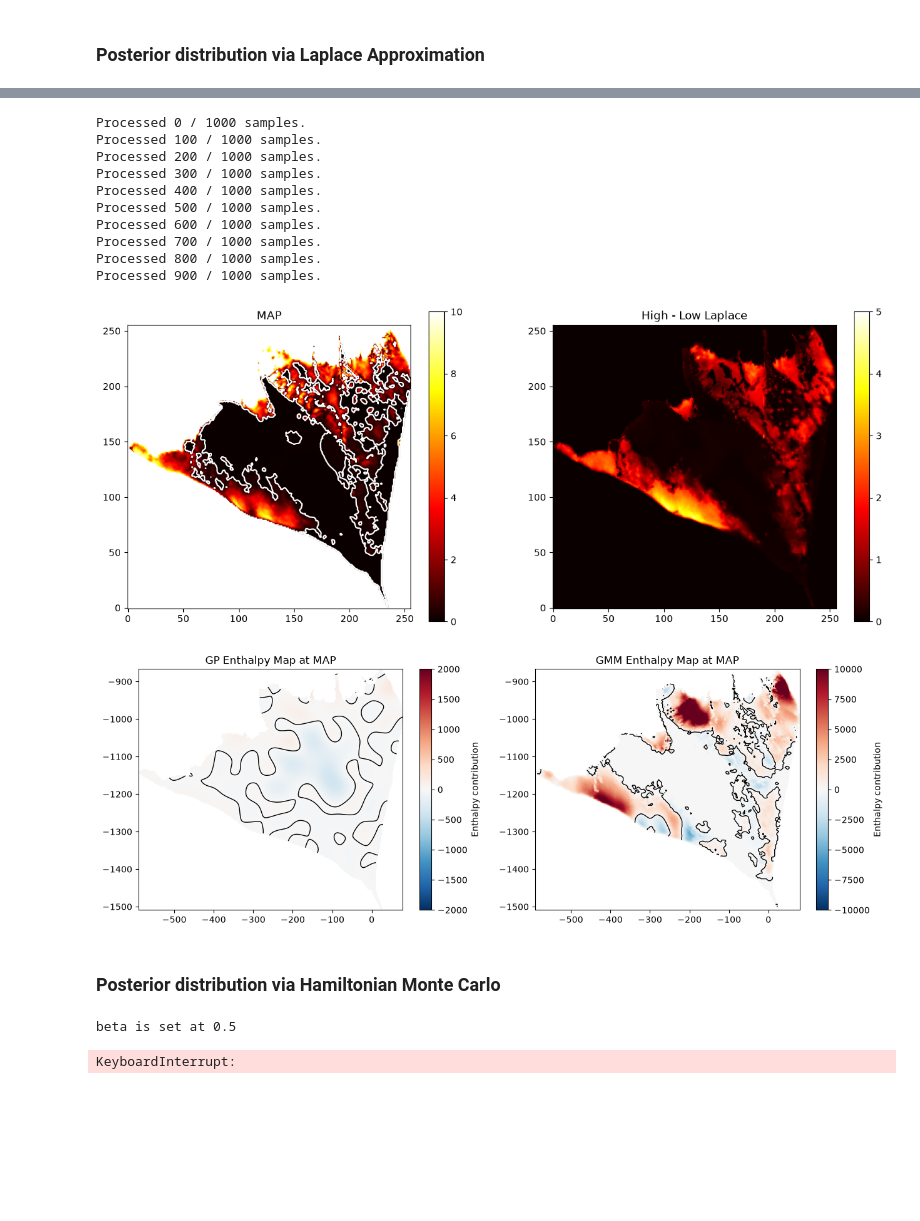
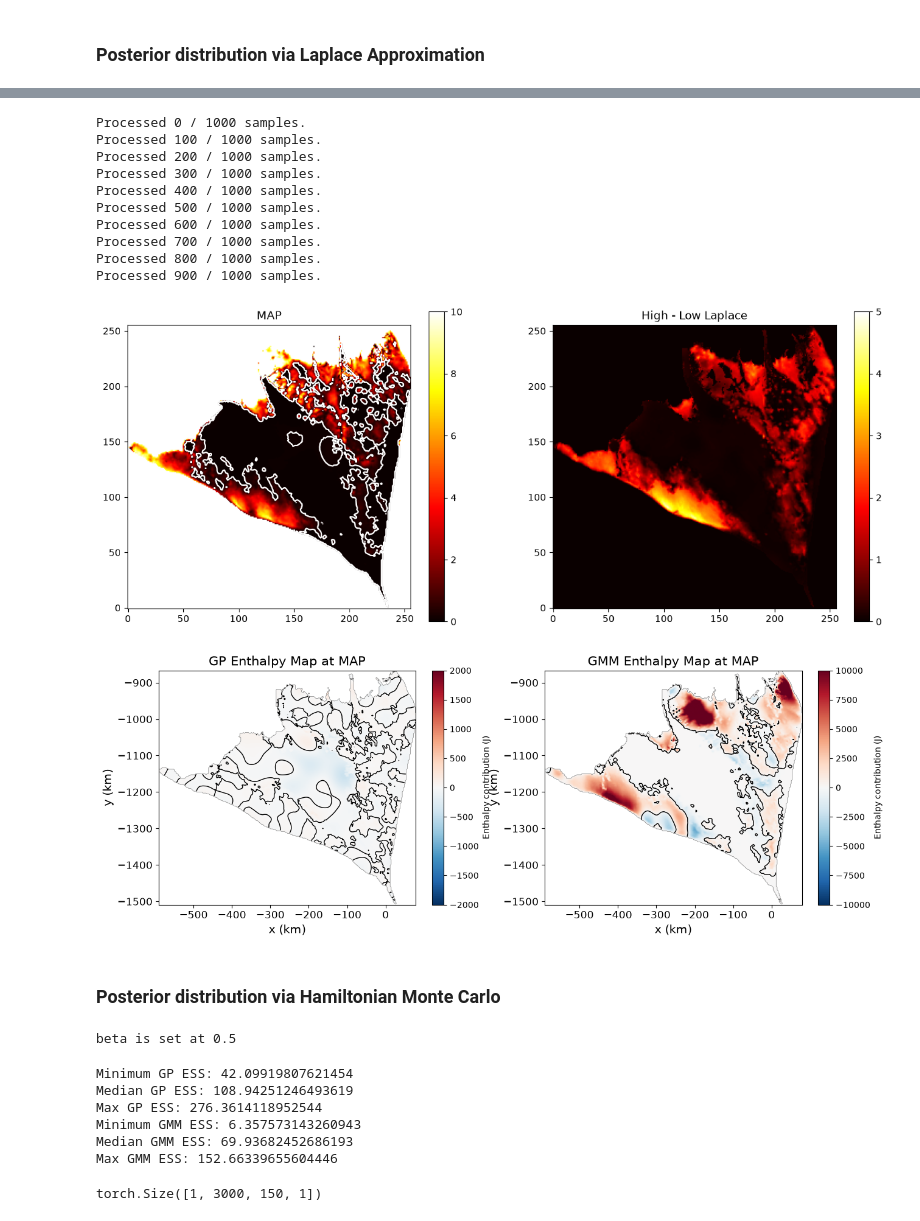
Before and after one commit to alastairyang/petermann-inference, a Jupyter notebook: notebooks/Inference.ipynb, the cells around one changed output, grey strips where cells are left out. Saved outputs shown, nothing was run; the diff lists cells and outputs as text; code cells hidden in the pictures; blank space fills up the shorter version.

Commit message:
produced figures

```diff
--- a/notebooks/Inference.ipynb
+++ b/notebooks/Inference.ipynb
@@ -528,8 +528,8 @@ gp_prior = lowRankGPPrior(
     hx = sims.delta_x,
     hy = sims.delta_y,
     n_mode = 150,
-    # pca_basis = sims.pca_x[0].components_.T, # only look at Eb
-    pca_basis = null_basis, # only look at Eb
+    pca_basis = sims.pca_x[0].components_.T, # only look at Eb
+    # pca_basis = null_basis, # only look at Eb
     sigma_amp = 100,
     nu = 1,
     rho = 1, # 1
@@ -684,7 +684,7 @@ Processed 600 / 1000 samples.
 Processed 700 / 1000 samples.
 Processed 800 / 1000 samples.
 Processed 900 / 1000 samples.
-[figure, old version]
+[figure, new version]
 # %%
 # plot the separate contributions
 map_z_gp  = map_z_gp.reshape(map_z_gp.shape[0], -1)
@@ -709,38 +709,53 @@ plt.figure(figsize=(15, 5))
 plt.subplot(1, 2, 1)
 plt.imshow(enthalpy_map_gp.reshape(sims.nx, sims.ny),
            aspect='auto',
            cmap='RdBu_r',
            origin='lower',
            vmin=-2e3, vmax=2e3,
            extent=extent_km)
+# add boundary line as grey lines
+for xy in sims.domain_bound_line:
+    plt.plot(xy[0] / 1e3, xy[1] / 1e3, 'grey', linewidth=0.5)
+plt.xlabel('x (km)', fontsize=14)
+plt.ylabel('y (km)', fontsize=14)
+plt.xticks(fontsize=12)
+plt.yticks(fontsize=12)
 # colorbar with label
-plt.colorbar(label='Enthalpy contribution')
+plt.colorbar(label='Enthalpy contribution (J)')
 # add a zero contour
 plt.contour(enthalpy_map_gp.reshape(sims.nx, sims.ny),
             levels=[0],
             colors='k',
             linewidths=1,
             extent=extent_km)
-plt.title('GP Enthalpy Map at MAP')
+plt.title('GP Enthalpy Map at MAP', fontsize=15)
 
 
 plt.subplot(1, 2, 2)
 plt.imshow(enthalpy_map_gmm.reshape(sims.nx, sims.ny),
            aspect='auto',
            cmap='RdBu_r',
            origin='lower',
            vmin=-1e4, vmax=1e4,
            extent=extent_km)
-plt.colorbar(label='Enthalpy contribution')
+for xy in sims.domain_bound_line:
+    plt.plot(xy[0] / 1e3, xy[1] / 1e3, 'grey', linewidth=0.5)
+# increase tick font size
+plt.xticks(fontsize=12)
+plt.yticks(fontsize=12)
+plt.xlabel('x (km)', fontsize=14)
+plt.ylabel('y (km)', fontsize=14)
+plt.colorbar(label='Enthalpy contribution (J)')
 plt.contour(enthalpy_map_gmm.reshape(sims.nx, sims.ny),
             levels=[0],
             colors='k',
             linewidths=1,
             extent=extent_km)
-plt.title('GMM Enthalpy Map at MAP')
+plt.title('GMM Enthalpy Map at MAP', fontsize=15)
+plt.savefig('../figs/attributed-enthalpy-contribution.png', dpi=300)
 plt.show()
 # %% [output]
-[figure, old version]
+[figure, new version]
 # %% [markdown]
 ### Posterior distribution via Hamiltonian Monte Carlo
 # %%
@@ -761,7 +776,7 @@ nuts_kernel = mcmc.NUTS(
     adapt_step_size=True,
     adapt_mass_matrix=True,
     full_mass=False,
-    max_tree_depth=7,
+    max_tree_depth=3,
     target_accept_prob=0.8
 )
 # specify MCMC run
@@ -797,7 +812,16 @@ print("Median GMM ESS:", ess_gmm.median().item())
 print("Max GMM ESS:", ess_gmm.max().item())
 # %% [output]
 beta is set at 0.5
-KeyboardInterrupt:
+Minimum GP ESS: 42.09919807621454
+Median GP ESS: 108.94251246493619
+Max GP ESS: 276.3614118952544
+Minimum GMM ESS: 6.357573143260943
+Median GMM ESS: 69.93682452686193
+Max GMM ESS: 152.66339655604446
+# %%
+gp_samples.shape
+# %% [output]
+torch.Size([1, 3000, 150, 1])
 # %%
 import numpy as np
 from utilities import robust_posterior_marginal_mapping
```
Also changed, not shown: parts of 5 cells of this notebook, 1 other file.
